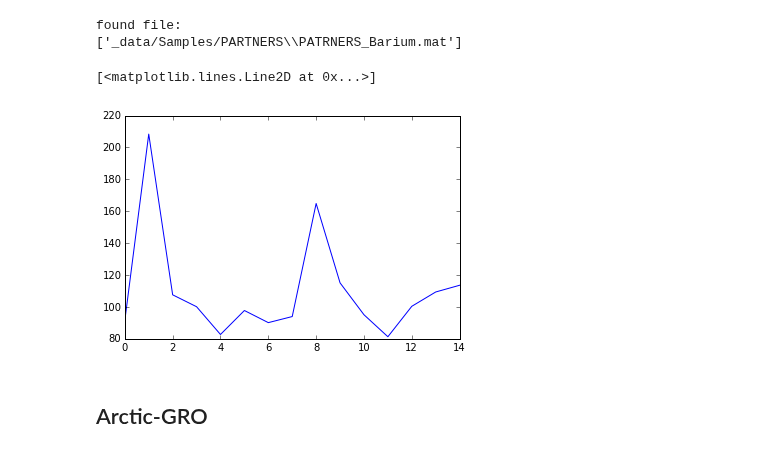
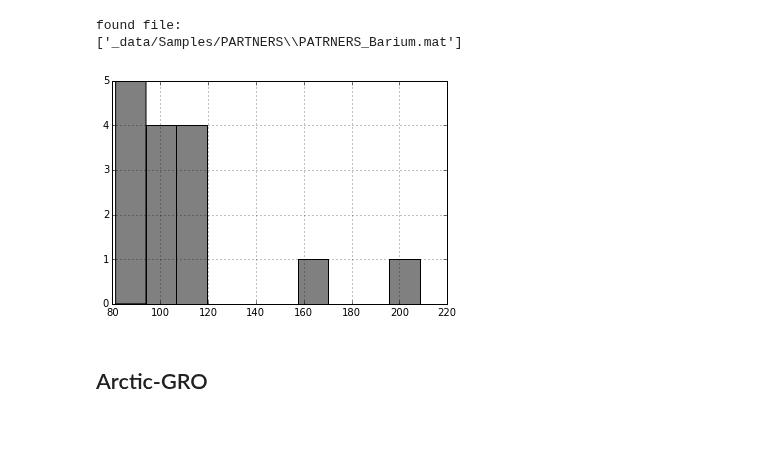
Before and after one commit to UBC-MOAD/analysis-kyle, a Jupyter notebook: notebooks/[River] Fluvial Barium & River Discharge Records.ipynb, the cells around one changed output. Drawn from its saved outputs; the diff is of its cells as text; code cells hidden in the pictures.

```diff
--- a/notebooks/[River] Fluvial Barium & River Discharge Records.ipynb
+++ b/notebooks/[River] Fluvial Barium & River Discharge Records.ipynb
@@ -114,10 +198,10 @@ PARTNERS_Mackenzie=PARTNERS_obj['Mackenzie']
 PARTNERS_Ob=PARTNERS_obj['Ob']
 PARTNERS_Yukon=PARTNERS_obj['Yukon']
 # %%
-plt.plot(PARTNERS_Lena[:, 1])
+plt.hist(PARTNERS_Lena[:, 1], color='gray')
+plt.grid()
 # %% [output]
-[<matplotlib.lines.Line2D at 0x...>]
-[figure, old version]
+[figure, new version]
 # %% [markdown]
 ## Arctic-GRO
 # %%
```
Also changed, not shown: parts of 34 cells of this notebook.
